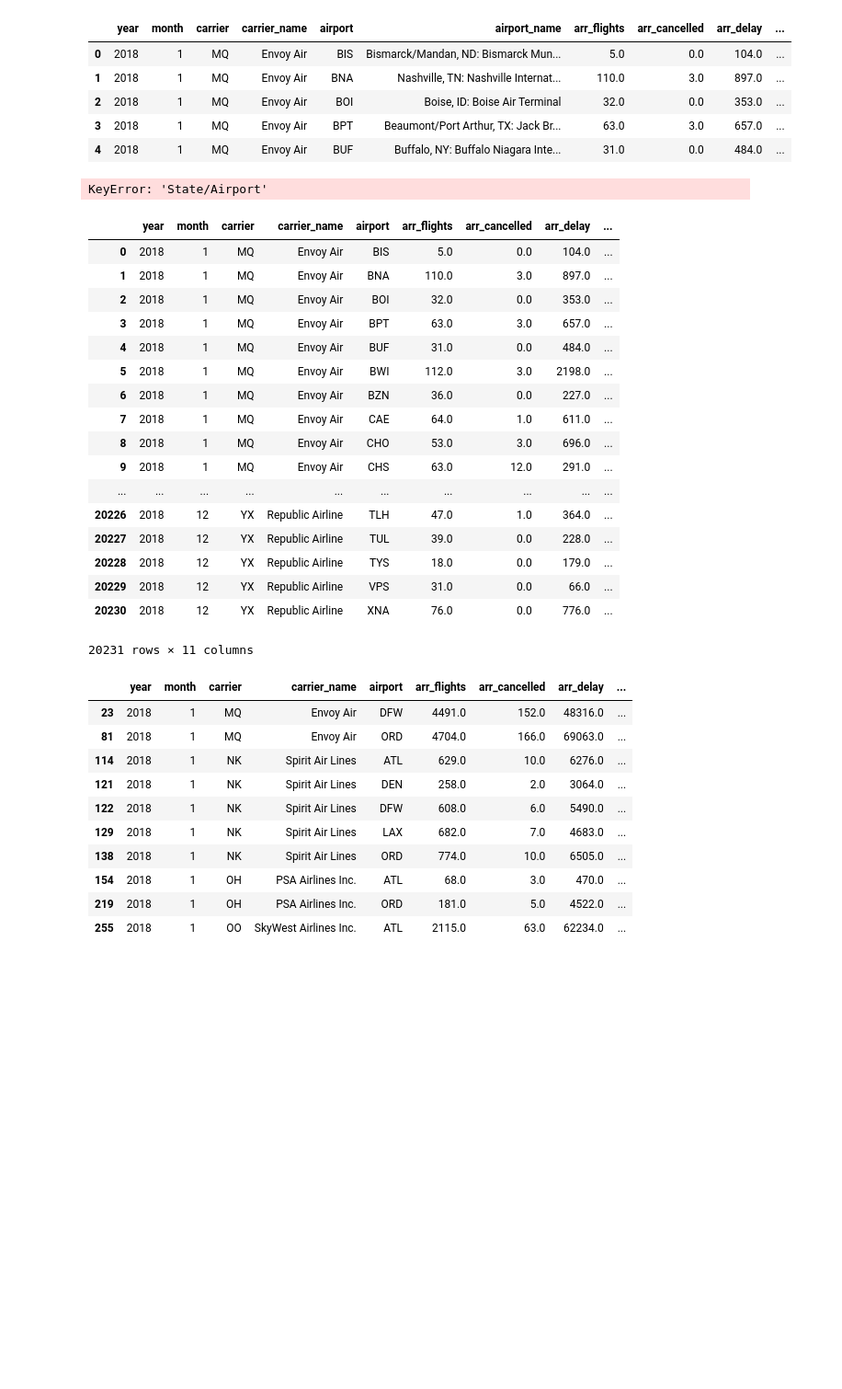
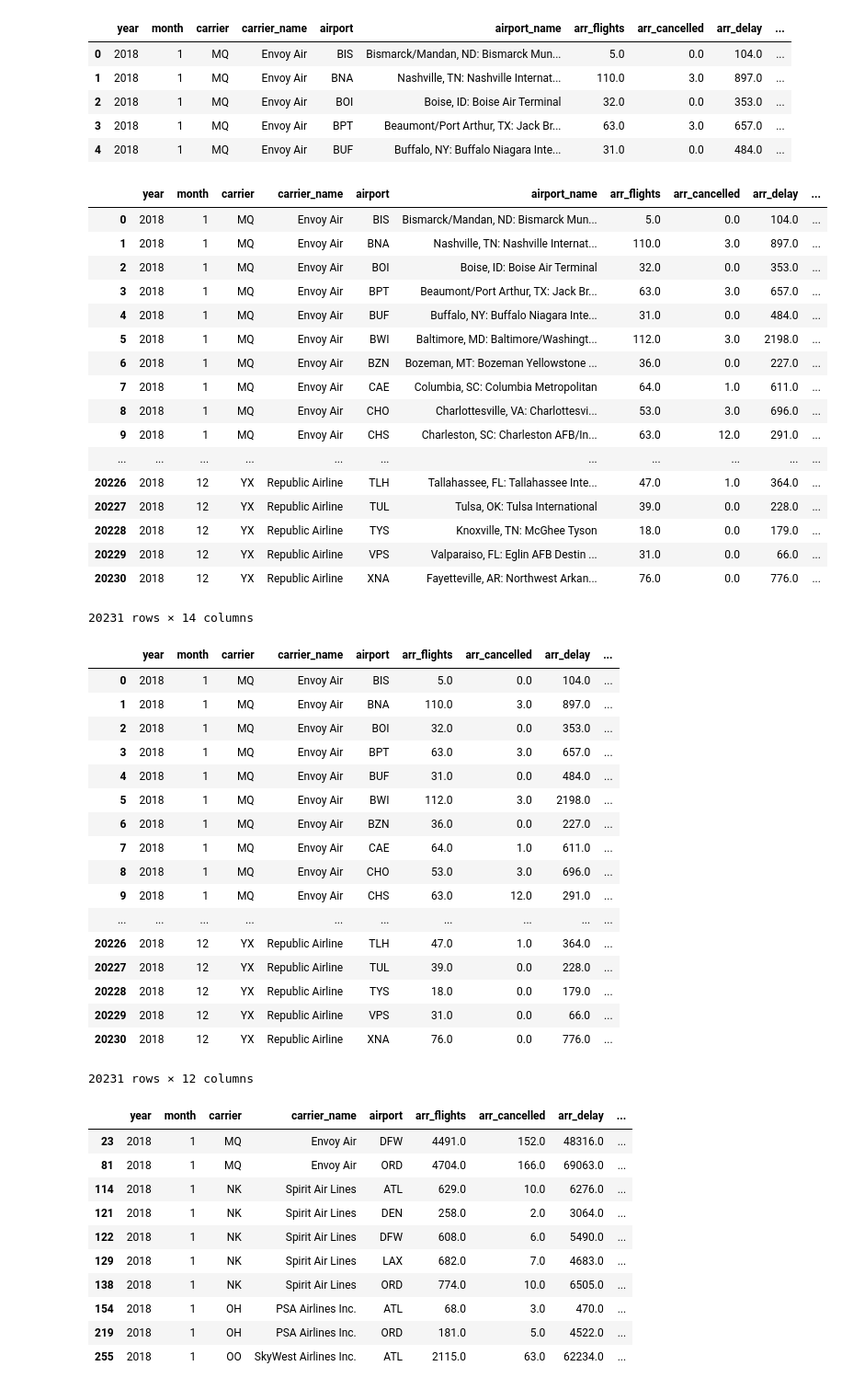
Before and after one commit to jmarshall2020/Jessica_Homework, a Jupyter notebook: ETL_Project/ETL_Project_Final/ETL_Project.ipynb, the cells around one changed output. Shown at 92% size. Saved outputs shown, nothing was run; the diff lists cells and outputs as text; code cells hidden in the pictures; blank space fills up the shorter version.

```diff
--- a/ETL_Project/ETL_Project_Final/ETL_Project.ipynb
+++ b/ETL_Project/ETL_Project_Final/ETL_Project.ipynb
@@ -95,10 +95,27 @@ new_airline_data_df.head()
 | 4 | 2018 | 1 | MQ | Envoy Air | BUF | Buffalo, NY: Buffalo Niagara Inte... | 31.0 | 0.0 | 484.0 | ... |
 # %%
 #ValueError #Column must be same length as key
-new_airline_data_df[['State', 'Airport']] = new_airline_data_df['State/Airport'].str.split(expand=True,pat= ':')
+new_airline_data_df['Airport'] = new_airline_data_df['State/Airport'].str.split(expand=True,pat= ':')
 new_airline_data_df
 # %% [output]
+|  | year | month | carrier | carrier_name | airport | airport_name | arr_flights | arr_cancelled | arr_delay | ... |
+| 0 | 2018 | 1 | MQ | Envoy Air | BIS | Bismarck/Mandan, ND: Bismarck Mun... | 5.0 | 0.0 | 104.0 | ... |
+| 1 | 2018 | 1 | MQ | Envoy Air | BNA | Nashville, TN: Nashville Internat... | 110.0 | 3.0 | 897.0 | ... |
+| 2 | 2018 | 1 | MQ | Envoy Air | BOI | Boise, ID: Boise Air Terminal | 32.0 | 0.0 | 353.0 | ... |
+| 3 | 2018 | 1 | MQ | Envoy Air | BPT | Beaumont/Port Arthur, TX: Jack Br... | 63.0 | 3.0 | 657.0 | ... |
+| 4 | 2018 | 1 | MQ | Envoy Air | BUF | Buffalo, NY: Buffalo Niagara Inte... | 31.0 | 0.0 | 484.0 | ... |
+| 5 | 2018 | 1 | MQ | Envoy Air | BWI | Baltimore, MD: Baltimore/Washingt... | 112.0 | 3.0 | 2198.0 | ... |
+| 6 | 2018 | 1 | MQ | Envoy Air | BZN | Bozeman, MT: Bozeman Yellowstone ... | 36.0 | 0.0 | 227.0 | ... |
+| 7 | 2018 | 1 | MQ | Envoy Air | CAE | Columbia, SC: Columbia Metropolitan | 64.0 | 1.0 | 611.0 | ... |
+| 8 | 2018 | 1 | MQ | Envoy Air | CHO | Charlottesville, VA: Charlottesvi... | 53.0 | 3.0 | 696.0 | ... |
+| 9 | 2018 | 1 | MQ | Envoy Air | CHS | Charleston, SC: Charleston AFB/In... | 63.0 | 12.0 | 291.0 | ... |
+| ... | ... | ... | ... | ... | ... | ... | ... | ... | ... | ... |
+| 20226 | 2018 | 12 | YX | Republic Airline | TLH | Tallahassee, FL: Tallahassee Inte... | 47.0 | 1.0 | 364.0 | ... |
+| 20227 | 2018 | 12 | YX | Republic Airline | TUL | Tulsa, OK: Tulsa International | 39.0 | 0.0 | 228.0 | ... |
+| 20228 | 2018 | 12 | YX | Republic Airline | TYS | Knoxville, TN: McGhee Tyson | 18.0 | 0.0 | 179.0 | ... |
+| 20229 | 2018 | 12 | YX | Republic Airline | VPS | Valparaiso, FL: Eglin AFB Destin ... | 31.0 | 0.0 | 66.0 | ... |
+| 20230 | 2018 | 12 | YX | Republic Airline | XNA | Fayetteville, AR: Northwest Arkan... | 76.0 | 0.0 | 776.0 | ... |
-KeyError: 'State/Airport'
+20231 rows × 14 columns
 # %%
 new_airline_data_df = new_airline_data_df.drop(['airport_name','State/Airport'],axis=1)
 new_airline_data_df
@@ -120,7 +137,7 @@ new_airline_data_df
 | 20228 | 2018 | 12 | YX | Republic Airline | TYS | 18.0 | 0.0 | 179.0 | ... |
 | 20229 | 2018 | 12 | YX | Republic Airline | VPS | 31.0 | 0.0 | 66.0 | ... |
 | 20230 | 2018 | 12 | YX | Republic Airline | XNA | 76.0 | 0.0 | 776.0 | ... |
-20231 rows × 11 columns
+20231 rows × 12 columns
 # %%
 popular_airline = ['LAX','ATL','ORD','DEN','DFW']
 top_airline = new_airline_data_df.loc[new_airline_data_df['airport'].isin(popular_airline)]
```
Also changed, not shown: parts of 25 cells of this notebook, 5 other files.
